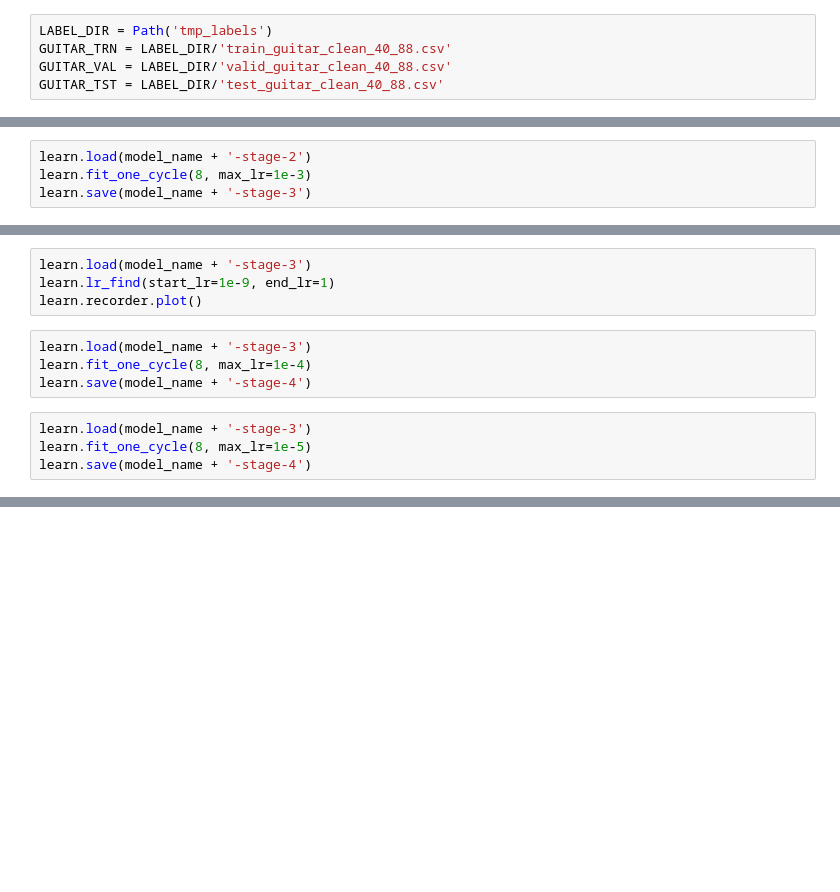
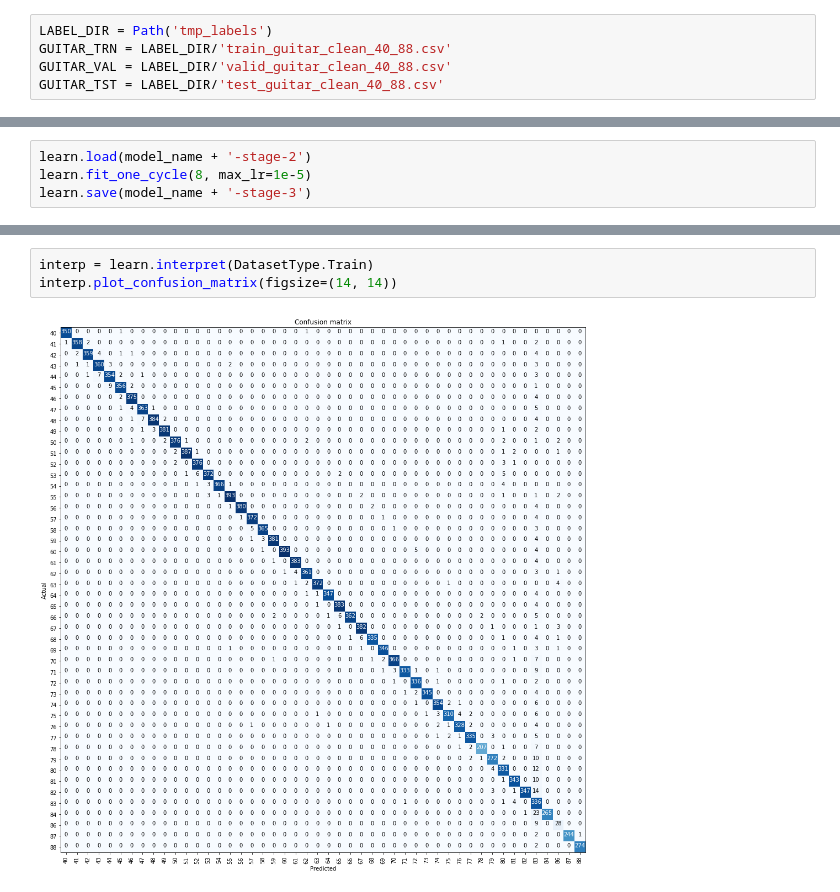
Before and after one commit to jhartquist/fastai_audio, a Jupyter notebook: notebooks/06. NSynth Pitch FFT.ipynb, the cells around one changed output, grey strips where cells are left out. Saved outputs shown, nothing was run; the diff lists cells and outputs as text; blank space fills up the shorter version.

```diff
--- a/notebooks/06. NSynth Pitch FFT.ipynb
+++ b/notebooks/06. NSynth Pitch FFT.ipynb
@@ -92,4 +161,4 @@ learn.recorder.plot()
 # %%
 learn.load(model_name + '-stage-2')
-learn.fit_one_cycle(8, max_lr=1e-3)
+learn.fit_one_cycle(8, max_lr=1e-5)
 learn.save(model_name + '-stage-3')
@@ -96,12 +175,0 @@ learn.save(model_name + '-stage-3')
-# %%
-learn.load(model_name + '-stage-3')
-learn.lr_find(start_lr=1e-9, end_lr=1)
-learn.recorder.plot()
-# %%
-learn.load(model_name + '-stage-3')
-learn.fit_one_cycle(8, max_lr=1e-4)
-learn.save(model_name + '-stage-4')
-# %%
-learn.load(model_name + '-stage-3')
-learn.fit_one_cycle(8, max_lr=1e-5)
-learn.save(model_name + '-stage-4')
@@ -112,0 +205,5 @@ print(n_errors, 'errors')
+# %%
+interp = learn.interpret(DatasetType.Train)
+interp.plot_confusion_matrix(figsize=(14, 14))
+# %% [output]
+[figure, added]
```
Also changed, not shown: parts of 22 cells of this notebook, 2 other files.
